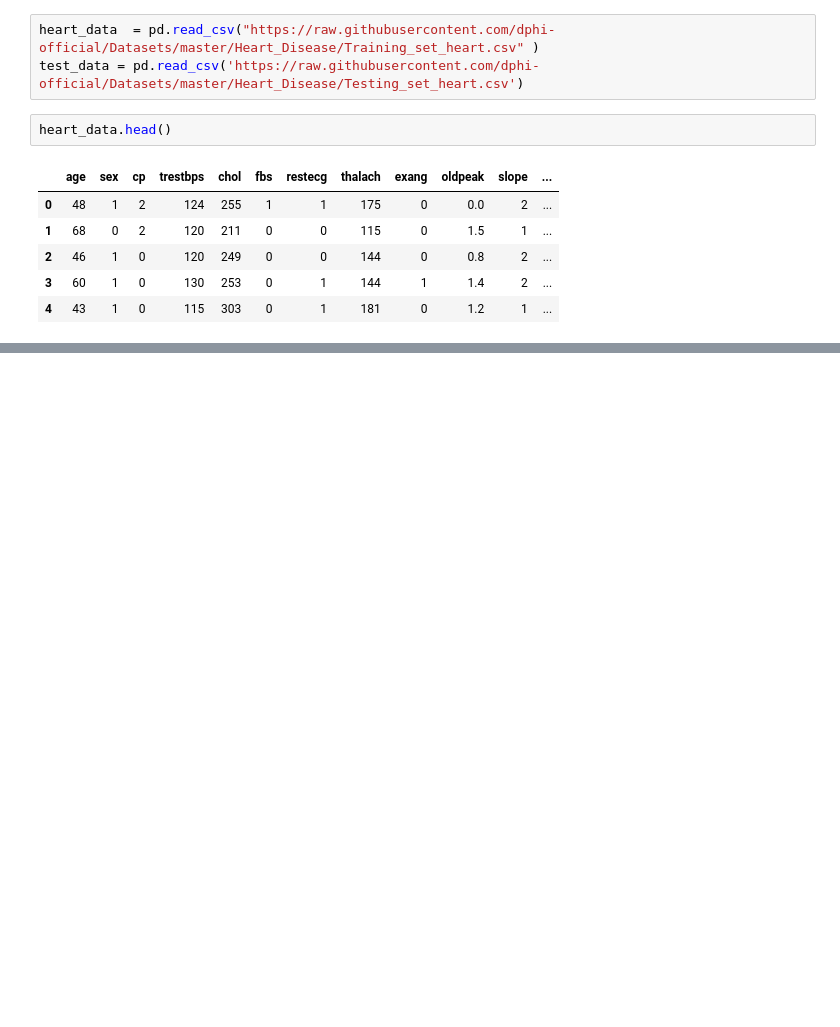
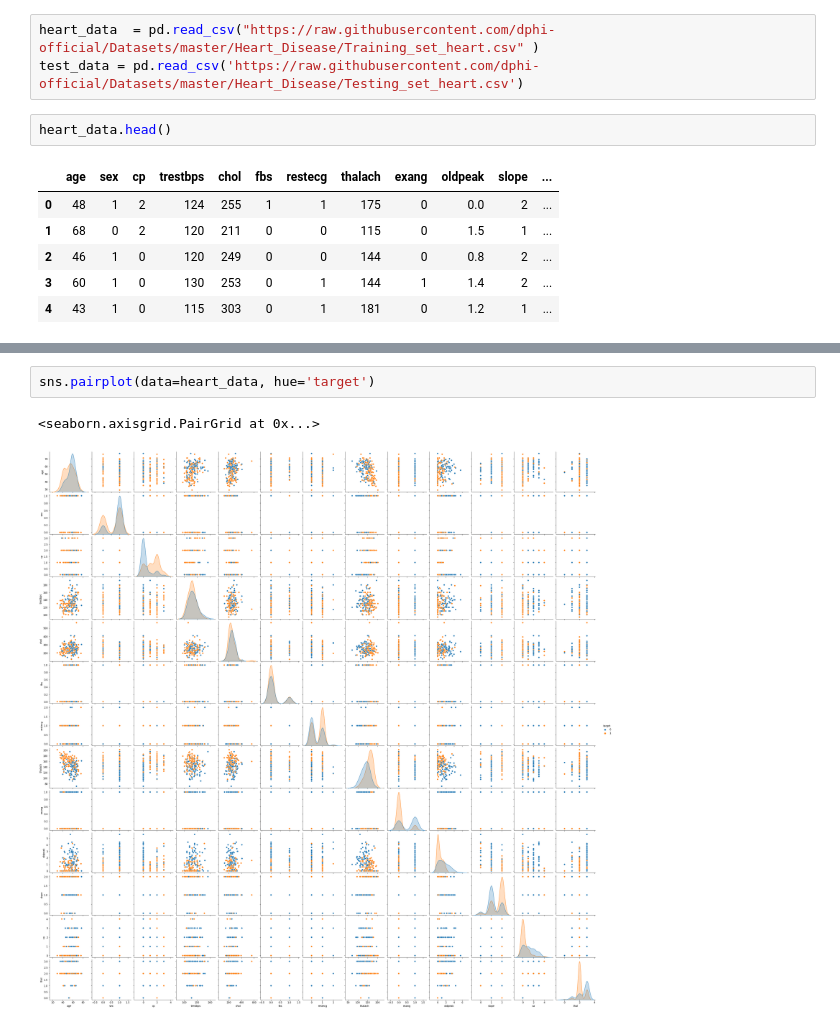
Before and after one commit to Jeffresh/Datathon-2-Dphi-Heart-Disease-Prediction, a Jupyter notebook: Datathon_2_Heart_Disease_Prediciton.ipynb, the cells around one changed output, grey strips where cells are left out. Drawn from its saved outputs; the diff is of its cells as text; blank space fills up the shorter version.

```diff
--- a/Datathon_2_Heart_Disease_Prediciton.ipynb
+++ b/Datathon_2_Heart_Disease_Prediciton.ipynb
@@ -22,0 +50,5 @@ heart_data.head()
+# %%
+sns.pairplot(data=heart_data, hue='target')
+# %% [output]
+<seaborn.axisgrid.PairGrid at 0x...>
+[figure, added]
```
Also changed, not shown: parts of 9 cells of this notebook.
